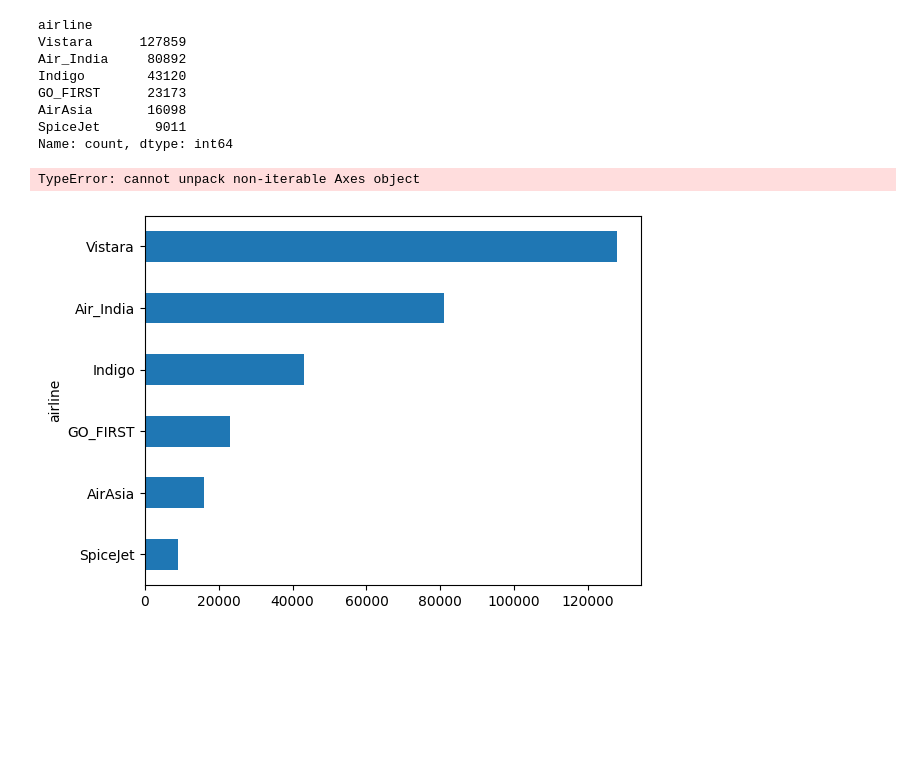
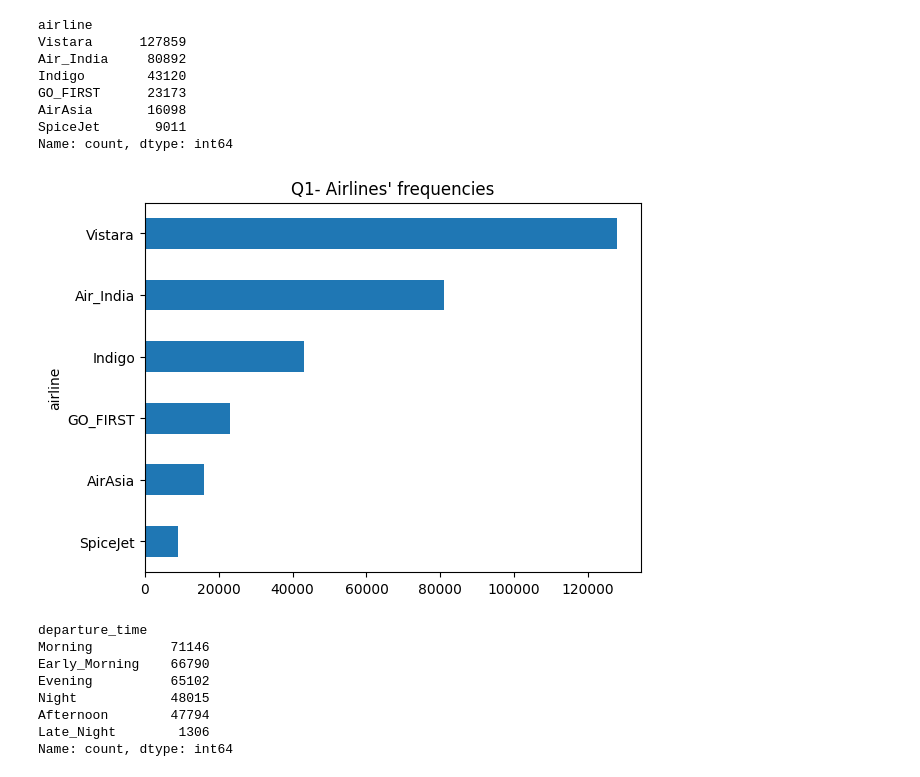
Before and after one commit to meravcode/data_python_project, a Jupyter notebook: Airlines_flights_Project.ipynb, the cells around one changed output. Saved outputs shown, nothing was run; the diff lists cells and outputs as text; code cells hidden in the pictures; blank space fills up the shorter version.

```diff
--- a/Airlines_flights_Project.ipynb
+++ b/Airlines_flights_Project.ipynb
@@ -138,8 +138,6 @@ Name: count, dtype: int64
 # %%
 data['airline'].value_counts(ascending= 1).plot.barh()
 plt.title("Q1- Airlines' frequencies")
-plt.minorticks_off()
 plt.show()
 # %% [output]
-TypeError: cannot unpack non-iterable Axes object
-[figure, old version]
+[figure, new version]
@@ -145,0 +146,11 @@ TypeError: cannot unpack non-iterable Axes object
+# %%
+data['departure_time'].value_counts()
+# %% [output]
+departure_time
+Morning          71146
+Early_Morning    66790
+Evening          65102
+Night            48015
+Afternoon        47794
+Late_Night        1306
+Name: count, dtype: int64
```
Also changed, not shown: parts of 3 cells of this notebook.
